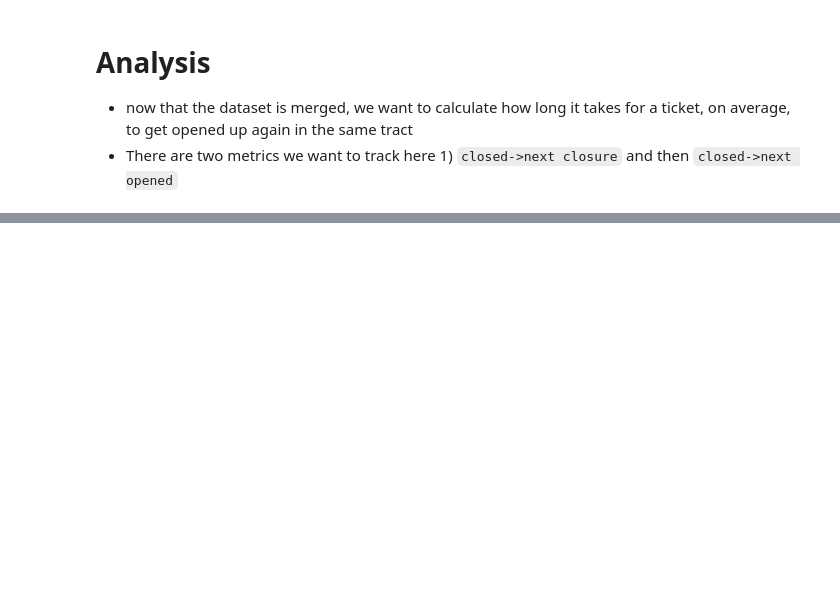
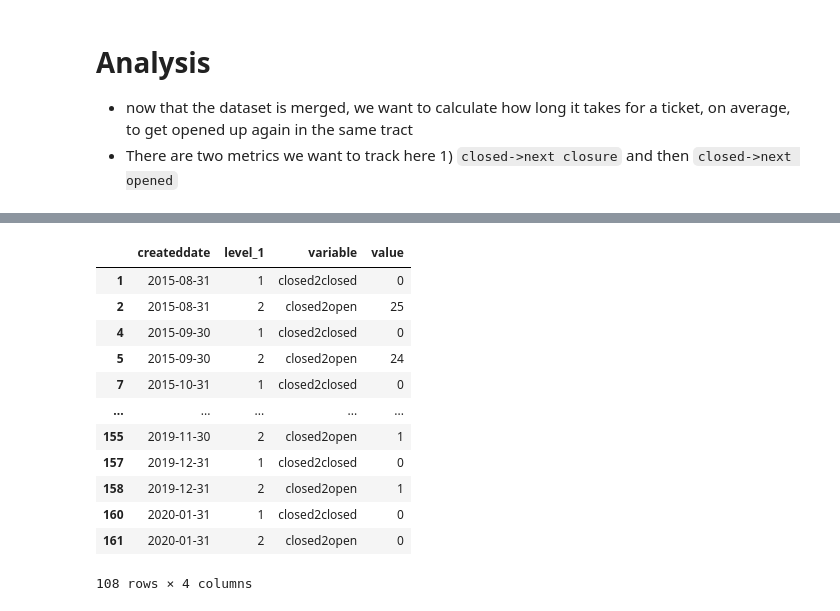
Before and after one commit to CityOfLosAngeles/public-health-prototype, a Jupyter notebook: notebooks/repeater.ipynb, the cells around one changed output, grey strips where cells are left out. Saved outputs shown, nothing was run; the diff lists cells and outputs as text; code cells hidden in the pictures; blank space fills up the shorter version.

Commit message:
debugging closed2closed/closed2open

```diff
--- a/notebooks/repeater.ipynb
+++ b/notebooks/repeater.ipynb
@@ -122,0 +154,7 @@ merged.GEO10.value_counts()
+# %%
+## closed to next closure
+# drop computed column if exists
+if 'closed2closed' in merged:
+    merged = merged.drop('closed2closed', axis =1)
+
+merged = closed2closed.drop(['GEOID10', 'closeddate'], axis = 1).join(merged)
@@ -122,0 +171,9 @@ merged.GEO10.value_counts()
+# %%
+source = (merged.set_index('createddate')
+       .closed2closed
+       .dropna()
+       .dt.days
+       .resample('M')
+       .median()
+)
+source.head()
@@ -122,0 +188,9 @@ merged.GEO10.value_counts()
+# %%
+source2 = (merged.set_index('createddate')
+       .closed2open
+       .dropna()
+       .dt.days
+       .resample('M')
+       .median()
+)
+source2.head()
@@ -122,0 +205,20 @@ merged.GEO10.value_counts()
+# %%
+df = pd.concat([source, source2], axis=1)
+# %%
+reshaped = df.reset_index().groupby(['createddate']).apply(pd.melt).reset_index()
+reshaped = reshaped[reshaped.variable != 'createddate']
+reshaped
+# %% [output]
+|  | createddate | level_1 | variable | value |
+| 1 | 2015-08-31 | 1 | closed2closed | 0 |
+| 2 | 2015-08-31 | 2 | closed2open | 25 |
+| 4 | 2015-09-30 | 1 | closed2closed | 0 |
+| 5 | 2015-09-30 | 2 | closed2open | 24 |
+| 7 | 2015-10-31 | 1 | closed2closed | 0 |
+| ... | ... | ... | ... | ... |
+| 155 | 2019-11-30 | 2 | closed2open | 1 |
+| 157 | 2019-12-31 | 1 | closed2closed | 0 |
+| 158 | 2019-12-31 | 2 | closed2open | 1 |
+| 160 | 2020-01-31 | 1 | closed2closed | 0 |
+| 161 | 2020-01-31 | 2 | closed2open | 0 |
+108 rows × 4 columns
```
Also changed, not shown: parts of 25 cells of this notebook.
